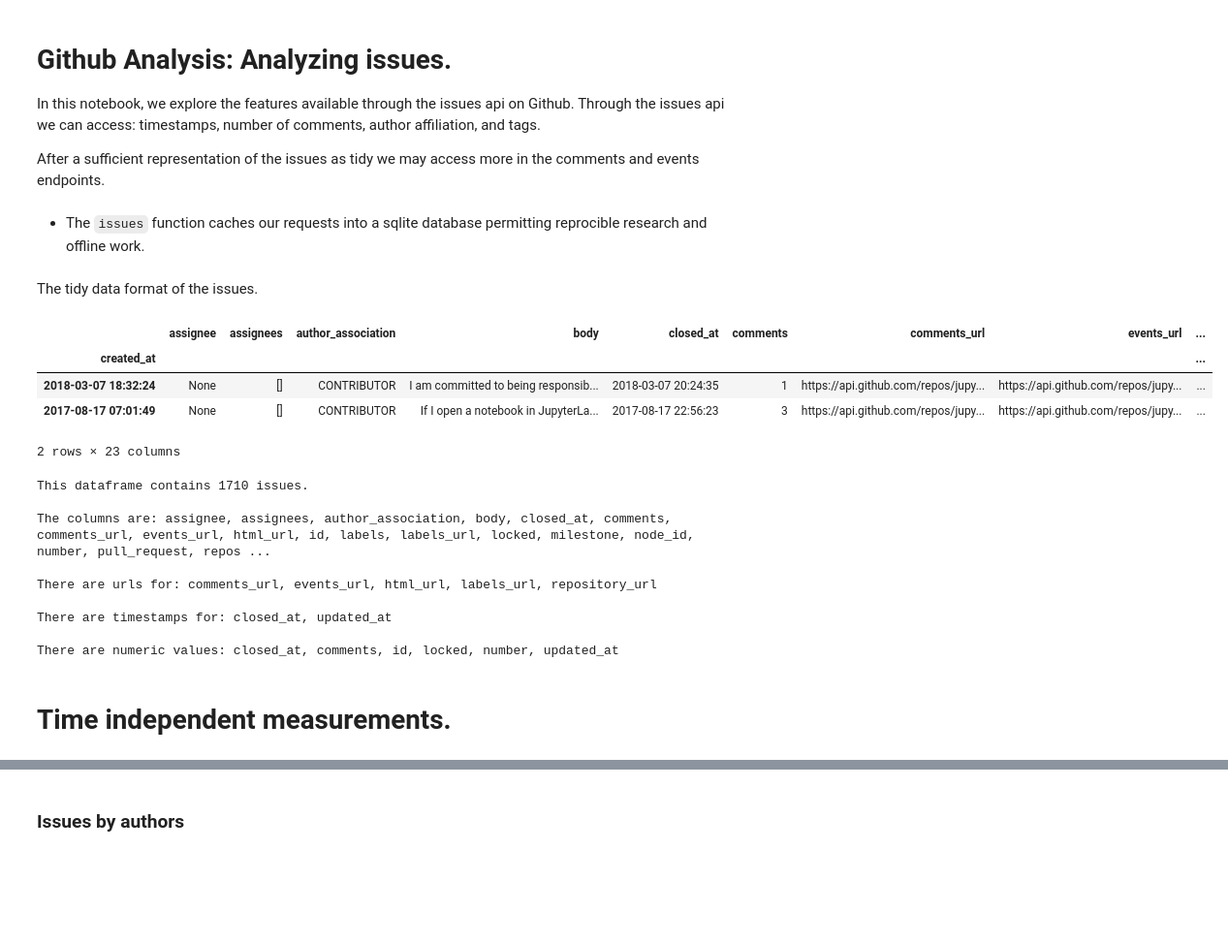
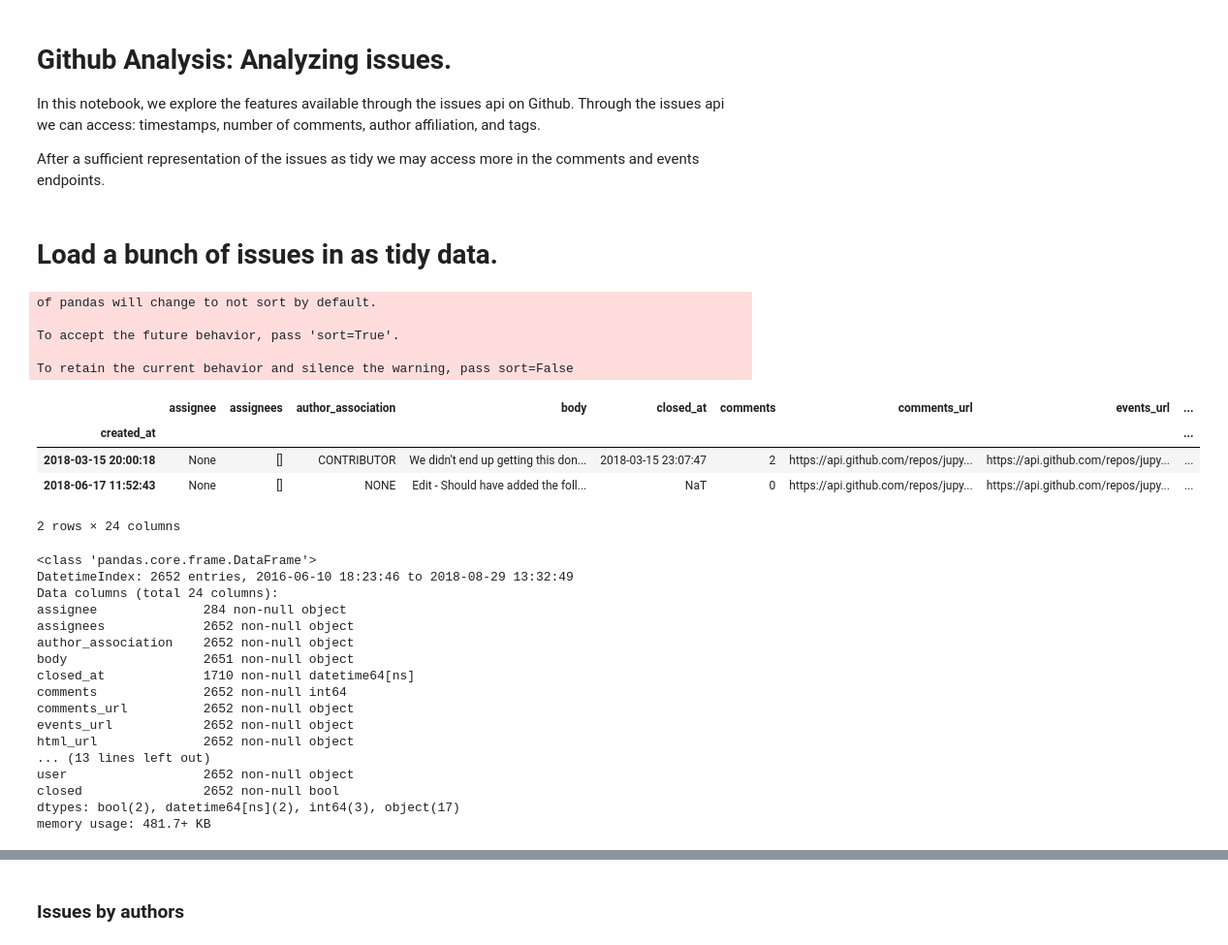
Before and after one commit to deathbeds/deathbeds.github.io, a Jupyter notebook: deathbeds/2018-08-28-Github-project-statistics-and-visualizations.ipynb, the cells around one changed output, grey strips where cells are left out. Shown at 97% size. Cells and saved outputs as stored; diff of their text form; code cells hidden in the pictures; blank space fills up the shorter version.

```diff
--- a/deathbeds/2018-08-28-Github-project-statistics-and-visualizations.ipynb
+++ b/deathbeds/2018-08-28-Github-project-statistics-and-visualizations.ipynb
@@ -12,42 +12,46 @@ import pandas, numpy as np
 %matplotlib inline
 
 __all__ = 'df', 'membership'
-# %% [markdown]
-* The `issues` function caches our requests into a sqlite database permitting reprocible research and offline work.
-# %% [markdown]
-The tidy data format of the issues.
+# %% [markdown]
+# Load a bunch of issues in as tidy data.
 # %%
-df = pandas.concat(list(issues('jupyterlab/jupyterlab', iter=58)))
+df = pandas.concat(
+    list(issues('jupyterlab/jupyterlab', iter=100, state='open')) + list(issues('jupyterlab/jupyterlab', iter=58))
+)
 times = [object for object in df.columns if object.endswith('_at')]
 df[times] = df[times].applymap(pandas.to_datetime)
-df = df.set_index('created_at')
+df = df.set_index('created_at').sort_index().drop_duplicates('id')
+df['closed'] = ~df.closed_at.apply(np.isnat).rename('closed')
 df.sample(2)
 # %% [output]
+of pandas will change to not sort by default.
+
+To accept the future behavior, pass 'sort=True'.
+
+To retain the current behavior and silence the warning, pass sort=False
 |  | assignee | assignees | author_association | body | closed_at | comments | comments_url | events_url | ... |
 | created_at |  |  |  |  |  |  |  |  | ... |
-| 2018-03-07 18:32:24 | None | [] | CONTRIBUTOR | I am committed to being responsib... | 2018-03-07 20:24:35 | 1 | https://api.github.com/repos/jupy... | https://api.github.com/repos/jupy... | ... |
-| 2017-08-17 07:01:49 | None | [] | CONTRIBUTOR | If I open a notebook in JupyterLa... | 2017-08-17 22:56:23 | 3 | https://api.github.com/repos/jupy... | https://api.github.com/repos/jupy... | ... |
+| 2018-03-15 20:00:18 | None | [] | CONTRIBUTOR | We didn't end up getting this don... | 2018-03-15 23:07:47 | 2 | https://api.github.com/repos/jupy... | https://api.github.com/repos/jupy... | ... |
+| 2018-06-17 11:52:43 | None | [] | NONE | Edit - Should have added the foll... | NaT | 0 | https://api.github.com/repos/jupy... | https://api.github.com/repos/jupy... | ... |
-2 rows × 23 columns
+2 rows × 24 columns
-# %%
-print(F"""This dataframe contains {len(df)} issues.
-
-The columns are: {', '.join(df.columns)}
-
-There are urls for: {', '.join(x for x in df.columns if x.endswith('_url'))}
-
-There are timestamps for: {', '.join(x for x in df.columns if x.endswith('_at'))}
-
-There are numeric values: {', '.join(a for a, b in df.dtypes.items() if b is not pandas.np.dtype('O'))}""")
-# %% [output]
-This dataframe contains 1710 issues.
-
-The columns are: assignee, assignees, author_association, body, closed_at, comments, comments_url, events_url, html_url, id, labels, labels_url, locked, milestone, node_id, number, pull_request, repos ...
-
-There are urls for: comments_url, events_url, html_url, labels_url, repository_url
-
-There are timestamps for: closed_at, updated_at
-
-There are numeric values: closed_at, comments, id, locked, number, updated_at
-# %% [markdown]
-# Time independent measurements.
+# %%
+df.info()
+# %% [output]
+<class 'pandas.core.frame.DataFrame'>
+DatetimeIndex: 2652 entries, 2016-06-10 18:23:46 to 2018-08-29 13:32:49
+Data columns (total 24 columns):
+assignee              284 non-null object
+assignees             2652 non-null object
+author_association    2652 non-null object
+body                  2651 non-null object
+closed_at             1710 non-null datetime64[ns]
+comments              2652 non-null int64
+comments_url          2652 non-null object
+events_url            2652 non-null object
+html_url              2652 non-null object
+... (13 lines left out)
+user                  2652 non-null object
+closed                2652 non-null bool
+dtypes: bool(2), datetime64[ns](2), int64(3), object(17)
+memory usage: 481.7+ KB
 # %%
```
Also changed, not shown: parts of 85 cells of this notebook, 1 other file.
